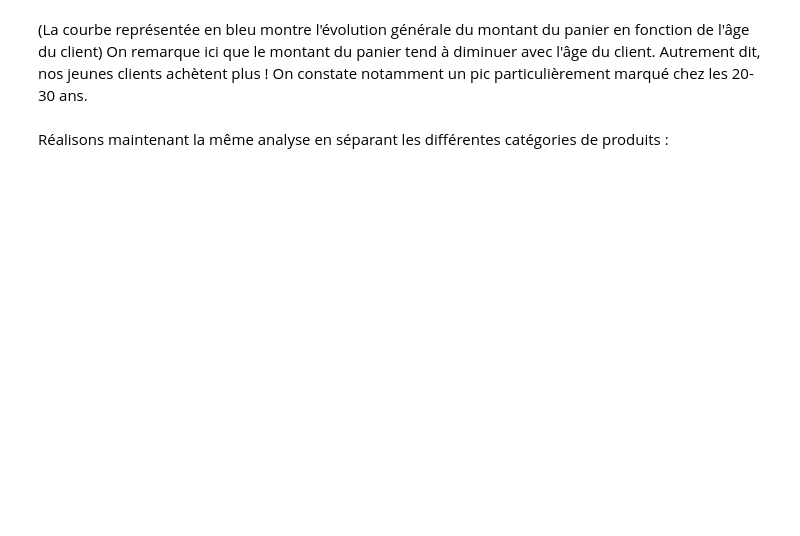
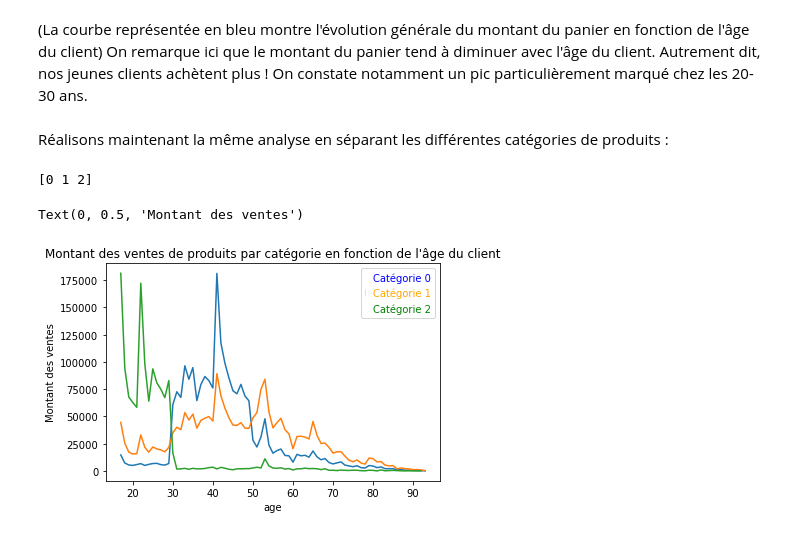
Before and after one commit to vinpap/brief_book_business, a Jupyter notebook: analyze_data.ipynb, the cells around one changed output. Cells and saved outputs as stored; diff of their text form; code cells hidden in the pictures; blank space fills up the shorter version.

```diff
--- a/analyze_data.ipynb
+++ b/analyze_data.ipynb
@@ -202,6 +205,33 @@ On remarque ici que le montant du panier tend à diminuer avec l'âge du client.
 # %% [markdown]
 Réalisons maintenant la même analyse en séparant les différentes catégories de produits :
 # %%
-# Faire une liste des catégories
-# Créer plusieurs dataframes (une par catégorie)
 # Faire un graphique par catégorie (âge en abscisse, price en ordonnées)
+
+print(data["categ"].unique())
+# %% [output]
+[0 1 2]
+# %%
+# Comme on a trois catégories différentes, on va créer trois dataframes
+# séparés, un par catégorie, ce qui nous permettra de générer trois
+# graphiques distincts
+
+categ_0 = data[data["categ"] == 0]
+categ_1 = data[data["categ"] == 1]
+categ_2 = data[data["categ"] == 2]
+
+# On groupe les ventes par âge sur chaque dataframe :
+categ_0 = categ_0.groupby(["age"]).sum(numeric_only = True)
+categ_1 = categ_1.groupby(["age"]).sum(numeric_only = True)
+categ_2 = categ_2.groupby(["age"]).sum(numeric_only = True)
+
+# Graphique pour la catégorie 0 :
+sns.lineplot(data=categ_0, x=categ_0.index, y="price")
+# Graphique pour la catégorie 1 :
+sns.lineplot(data=categ_1, x=categ_1.index, y="price")
+# Graphique pour la catégorie 2 :
+sns.lineplot(data=categ_2, x=categ_2.index, y="price").set(title="Montant des ventes de produits par catégorie en fonction de l'âge du client")
+plt.legend(labels=["Catégorie 0","Catégorie 1", "Catégorie 2"], labelcolor=["blue", "orange", "green"], handlelength=0)
+plt.ylabel("Montant des ventes")
+# %% [output]
+Text(0, 0.5, 'Montant des ventes')
+[figure, added]
```
Also changed, not shown: parts of 37 cells of this notebook, 17 other files.
